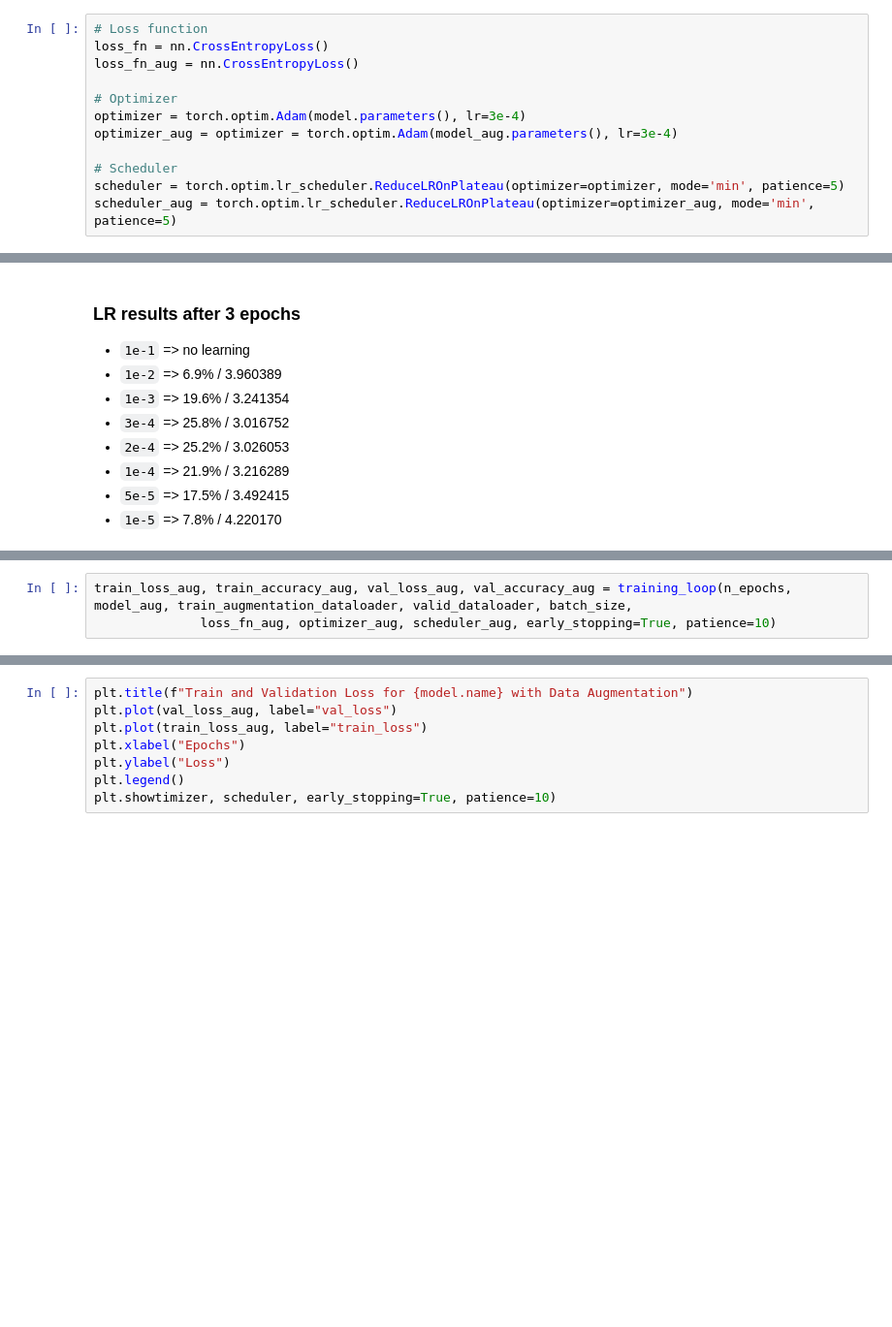
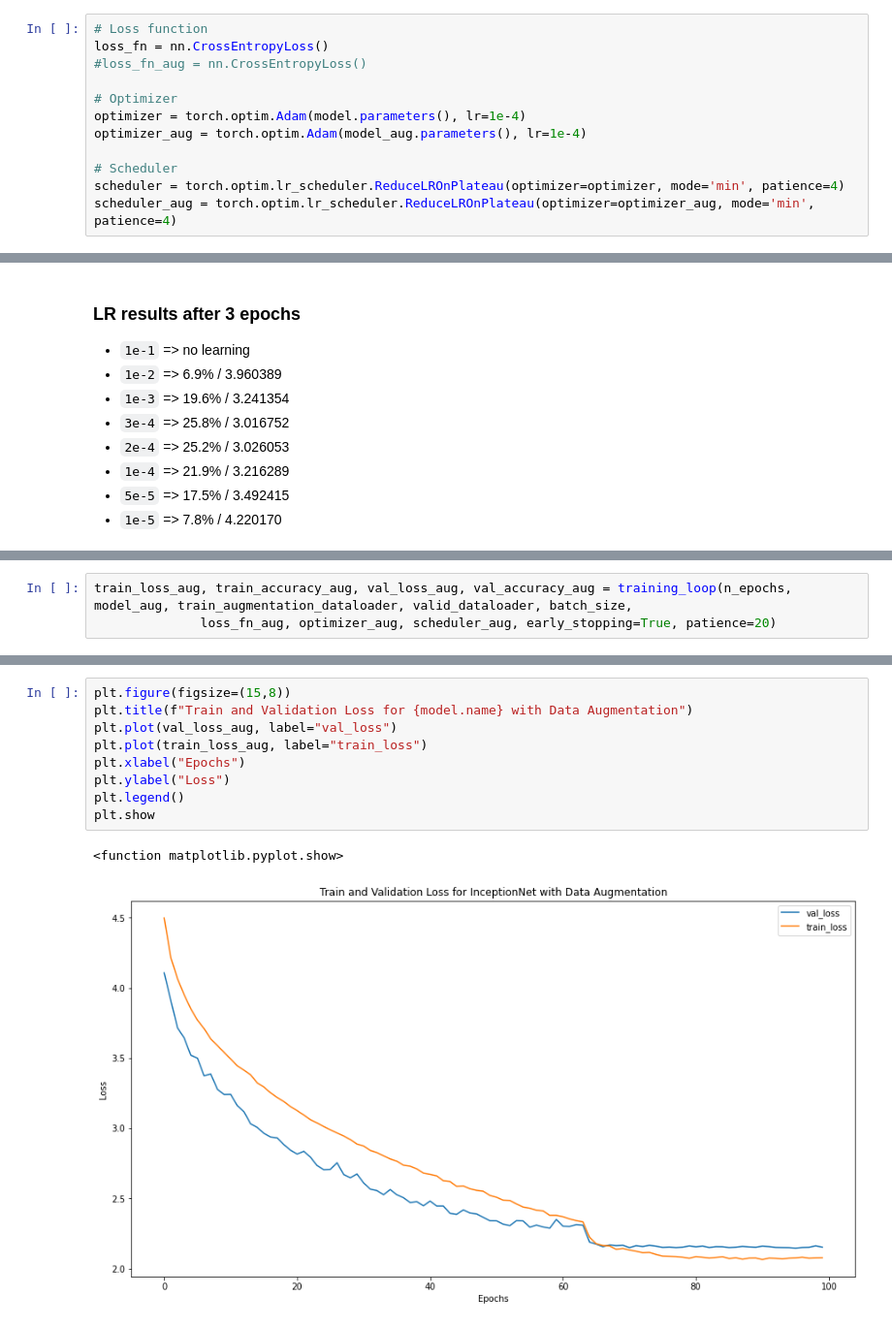
Before and after one commit to malloyca/CSC581B, a Jupyter notebook: Final Project/Inception.ipynb, the cells around one changed output, grey strips where cells are left out. Shown at 97% size. Drawn from its saved outputs; the diff is of its cells as text; blank space fills up the shorter version.

```diff
--- a/Final Project/Inception.ipynb
+++ b/Final Project/Inception.ipynb
@@ -438,14 +438,14 @@ Total number of parameters: 6,086,324
 # %%
 # Loss function
 loss_fn = nn.CrossEntropyLoss()
-loss_fn_aug = nn.CrossEntropyLoss()
+#loss_fn_aug = nn.CrossEntropyLoss()
 
 # Optimizer
-optimizer = torch.optim.Adam(model.parameters(), lr=3e-4)
-optimizer_aug = optimizer = torch.optim.Adam(model_aug.parameters(), lr=3e-4)
+optimizer = torch.optim.Adam(model.parameters(), lr=1e-4)
+optimizer_aug = torch.optim.Adam(model_aug.parameters(), lr=1e-4)
 
 # Scheduler
-scheduler = torch.optim.lr_scheduler.ReduceLROnPlateau(optimizer=optimizer, mode='min', patience=5)
-scheduler_aug = torch.optim.lr_scheduler.ReduceLROnPlateau(optimizer=optimizer_aug, mode='min', patience=5)
+scheduler = torch.optim.lr_scheduler.ReduceLROnPlateau(optimizer=optimizer, mode='min', patience=4)
+scheduler_aug = torch.optim.lr_scheduler.ReduceLROnPlateau(optimizer=optimizer_aug, mode='min', patience=4)
 # %%
 train_loss, train_accuracy, val_loss, val_accuracy = training_loop(n_epochs, model, train_no_augmentation_dataloader, valid_dataloader, batch_size,
@@ -498,3 +505,3 @@ plt.show
 # %%
 train_loss_aug, train_accuracy_aug, val_loss_aug, val_accuracy_aug = training_loop(n_epochs, model_aug, train_augmentation_dataloader, valid_dataloader, batch_size,
-              loss_fn_aug, optimizer_aug, scheduler_aug, early_stopping=True, patience=10)
+              loss_fn_aug, optimizer_aug, scheduler_aug, early_stopping=True, patience=20)
@@ -501,11 +526,15 @@ train_loss_aug, train_accuracy_aug, val_loss_aug, val_accuracy_aug = training_lo
 # %%
+plt.figure(figsize=(15,8))
 plt.title(f"Train and Validation Loss for {model.name} with Data Augmentation")
 plt.plot(val_loss_aug, label="val_loss")
 plt.plot(train_loss_aug, label="train_loss")
 plt.xlabel("Epochs")
 plt.ylabel("Loss")
 plt.legend()
-plt.showtimizer, scheduler, early_stopping=True, patience=10)
+plt.show
+# %% [output]
+<function matplotlib.pyplot.show>
+[figure, added]
 # %%
 plt.figure(figsize=(15,8))
 plt.title(f"Train and Validation Accuracy for {model.name} with Data Augmentation")
```
Also changed, not shown: parts of 5 cells of this notebook.
